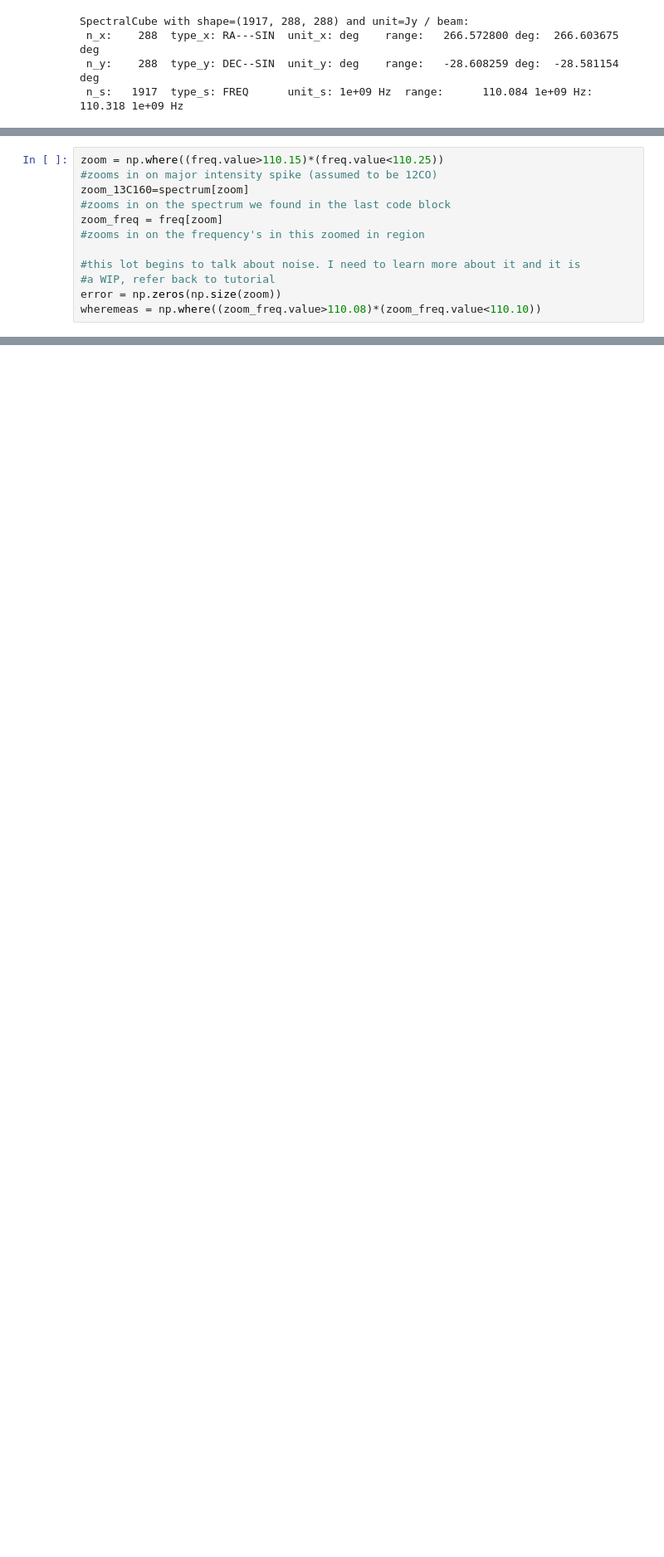
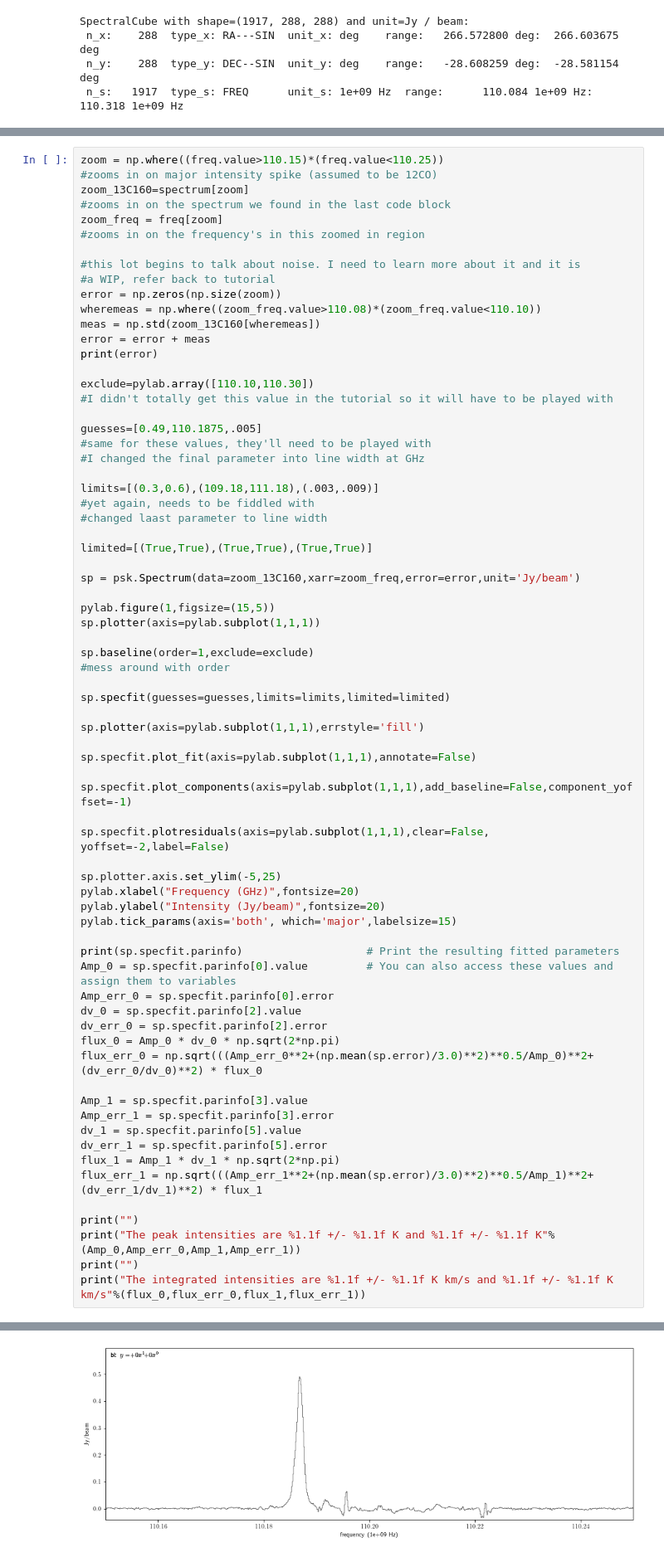
Before and after one commit to Parkerwise/Cloud-C, a Jupyter notebook: Task 5.ipynb, the cells around one changed output, grey strips where cells are left out. Shown: that part at 83% size. Cells and saved outputs as stored; diff of their text form; blank space fills up the shorter version.

Commit message:
changed parameters to correct units. Found NaN error.

```diff
--- a/Task 5.ipynb
+++ b/Task 5.ipynb
@@ -90,3 +133,63 @@ zoom_freq = freq[zoom]
 #a WIP, refer back to tutorial
 error = np.zeros(np.size(zoom))
 wheremeas = np.where((zoom_freq.value>110.08)*(zoom_freq.value<110.10))
+meas = np.std(zoom_13C160[wheremeas])
+error = error + meas
+print(error)
+
+exclude=pylab.array([110.10,110.30])
+#I didn't totally get this value in the tutorial so it will have to be played with
+
+guesses=[0.49,110.1875,.005]
+#same for these values, they'll need to be played with
+#I changed the final parameter into line width at GHz
+
+limits=[(0.3,0.6),(109.18,111.18),(.003,.009)]
+#yet again, needs to be fiddled with
+#changed laast parameter to line width
+
+limited=[(True,True),(True,True),(True,True)]
+
+sp = psk.Spectrum(data=zoom_13C160,xarr=zoom_freq,error=error,unit='Jy/beam')
+
+pylab.figure(1,figsize=(15,5))
+sp.plotter(axis=pylab.subplot(1,1,1))
+
+sp.baseline(order=1,exclude=exclude)
+#mess around with order
+
+sp.specfit(guesses=guesses,limits=limits,limited=limited)
+
+sp.plotter(axis=pylab.subplot(1,1,1),errstyle='fill')
+
+sp.specfit.plot_fit(axis=pylab.subplot(1,1,1),annotate=False)
+
+sp.specfit.plot_components(axis=pylab.subplot(1,1,1),add_baseline=False,component_yoffset=-1)
+
+sp.specfit.plotresiduals(axis=pylab.subplot(1,1,1),clear=False, yoffset=-2,label=False)
+
+sp.plotter.axis.set_ylim(-5,25)
+pylab.xlabel("Frequency (GHz)",fontsize=20)
+pylab.ylabel("Intensity (Jy/beam)",fontsize=20)
+pylab.tick_params(axis='both', which='major',labelsize=15)
+
+print(sp.specfit.parinfo)                   # Print the resulting fitted parameters
+Amp_0 = sp.specfit.parinfo[0].value         # You can also access these values and assign them to variables
+Amp_err_0 = sp.specfit.parinfo[0].error
+dv_0 = sp.specfit.parinfo[2].value
+dv_err_0 = sp.specfit.parinfo[2].error
+flux_0 = Amp_0 * dv_0 * np.sqrt(2*np.pi)
+flux_err_0 = np.sqrt(((Amp_err_0**2+(np.mean(sp.error)/3.0)**2)**0.5/Amp_0)**2+(dv_err_0/dv_0)**2) * flux_0
+
+Amp_1 = sp.specfit.parinfo[3].value
+Amp_err_1 = sp.specfit.parinfo[3].error
+dv_1 = sp.specfit.parinfo[5].value
+dv_err_1 = sp.specfit.parinfo[5].error
+flux_1 = Amp_1 * dv_1 * np.sqrt(2*np.pi)
+flux_err_1 = np.sqrt(((Amp_err_1**2+(np.mean(sp.error)/3.0)**2)**0.5/Amp_1)**2+(dv_err_1/dv_1)**2) * flux_1
+
+print("")
+print("The peak intensities are %1.1f +/- %1.1f K and %1.1f +/- %1.1f K"%(Amp_0,Amp_err_0,Amp_1,Amp_err_1))
+print("")
+print("The integrated intensities are %1.1f +/- %1.1f K km/s and %1.1f +/- %1.1f K km/s"%(flux_0,flux_err_0,flux_1,flux_err_1))
+# %% [output]
@@ -92,0 +214 @@ wheremeas = np.where((zoom_freq.value>110.08)*(zoom_freq.value<110.10))
+[figure, added]
```
Also changed, not shown: parts of 4 cells of this notebook.
